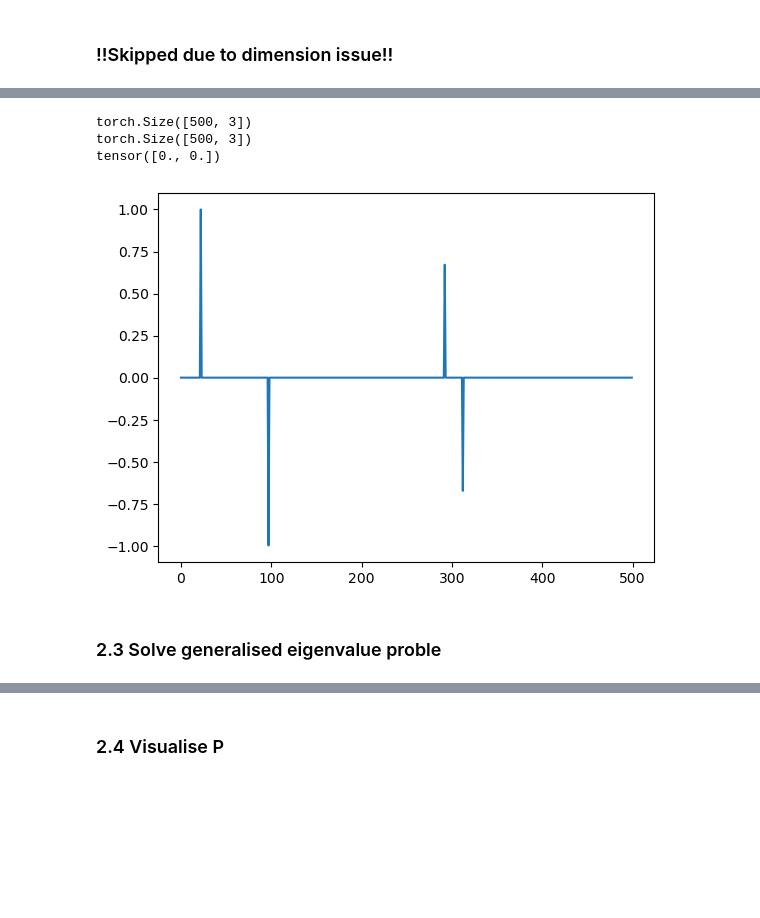
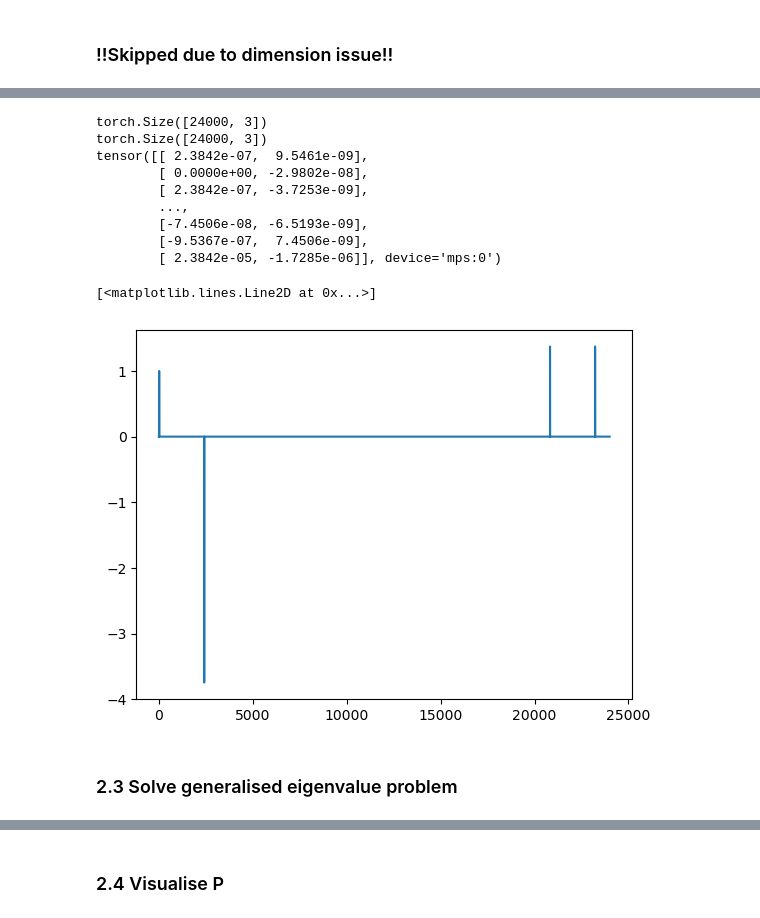
Before and after one commit to derek1909/SignalSpace-WarmUp, a Jupyter notebook: warmup.ipynb, the cells around one changed output, grey strips where cells are left out. Drawn from its saved outputs; the diff is of its cells as text; code cells hidden in the pictures; blank space fills up the shorter version.

Commit message:
- changed Diff so it works on whole dataset - weired problem: topk does not work on mps

```diff
--- a/warmup.ipynb
+++ b/warmup.ipynb
@@ -28,17 +28,17 @@ data = GenerateDataset()
 # %% [markdown]
 ## 2. Sparse coding
 # %%
-data_tensor = torch.tensor(data, dtype=torch.float,device = device)
+data_tensor = torch.tensor(data, dtype=torch.float, device = device)
 
 # Create an instance of SparseCoding model
-model = SparseCoding(data_size=data_tensor.shape[0], activ_dim=data_tensor.shape[1], basisfunc_num=500, sparsity_level=0)
+model = SparseCoding(data_size=data_tensor.shape[0], activ_dim=data_tensor.shape[1], basisfunc_num=750, sparsity_level=0)
 
 
 # Define optimizer for Biasis update
 optimizer = optim.Adam([model.Activ, model.Basis], lr=0.01)
 
 # Number of optimization steps
-num_epochs = 5000
+num_epochs = 3000
 
 # Training loop
 for epoch in range(num_epochs):
@@ -128,7 +128,7 @@ print(np.linalg.norm(Act[0,:]))
 ## Compute K-nearest neighbors for each element in model.Basis
 
 # Compute K-nearest neighbors
-neighbors_indices = model.KNN(3).detach().cpu()
-print("K-nearest neighbors indices:")
+neighbors_indices = model.KNN_Data(k=3, data=data_tensor)
+print("K-nearest neighbors indices of A:")
 print(neighbors_indices)
 # %% [output]
@@ -192,24 +164,24 @@ Goal: keep topology by using interpolation (LLE on dictionary elements)
 # %%
-## Weight matrix
+## interpolation Weight matrix
 
-Basis = model.Basis.detach()
-
-neighbors = Basis[neighbors_indices,:] # (700,k,2)
+neighbors = data_tensor[neighbors_indices,:] # (N,k,2)
 
 print('neighbors shape: ', neighbors.shape)
 
-local_cov = (Basis.unsqueeze(1)-neighbors) @ torch.transpose((Basis.unsqueeze(1)-neighbors), dim0=1, dim1=2) # (700,k,k)=(700,k,2)@(700,2,k)
-local_cov_inv = torch.inverse(local_cov) # (700,k,k)
+local_cov = (data_tensor.unsqueeze(1)-neighbors) @ torch.transpose((data_tensor.unsqueeze(1)-neighbors), dim0=1, dim1=2) # (N,k,k)=(N,k,2)@(N,2,k)
+local_cov_inv = torch.inverse(local_cov) # (N,k,k)
 
-print(local_cov[1]@local_cov_inv[1])
-weight = torch.sum(local_cov_inv,dim=1) / torch.sum(local_cov_inv,dim=[1,2]).unsqueeze(1) #(700,k)
+print(local_cov.shape, ', device =', local_cov.device)
+print(local_cov[1]@local_cov_inv[1] - torch.eye(local_cov.shape[1], device=device))
+
+weight = torch.sum(local_cov_inv,dim=1) / torch.sum(local_cov_inv,dim=[1,2]).unsqueeze(1) #(N,k)
 
 print('weight: ', weight.unsqueeze(-1).shape)
-recon_landmark = torch.transpose(neighbors,dim0=1,dim1=2) @ weight.unsqueeze(-1) # (700,2,k) @ (700,k,1)
-recon_landmark.squeeze_(2)
-print(recon_landmark.shape)
-print('interpolation error: ')
-print(recon_landmark - Basis)
+recon_dataset = torch.transpose(neighbors,dim0=1,dim1=2) @ weight.unsqueeze(-1) # (N,2,k) @ (N,k,1)
+recon_dataset.squeeze_(2)
+print(recon_dataset.shape)
+print('interpolation error =  ')
+print(recon_dataset - data_tensor)
 
 # check sum of weight
 print(torch.sum(weight,dim=1))
@@ -234,22 +205,29 @@ tensor([[ 0.0000e+00,  0.0000e+00],
 # %%
 print(neighbors_indices.shape)
 print(weight.shape)
-Diff = torch.eye(Basis.shape[0],Basis.shape[0], device=device)
+Diff = torch.eye(Act.shape[0], device=device) # (N,N)
 
-# Iterate over each row (each landmark)
+# Iterate over each row (for each data point)
 for i in range(neighbors_indices.size(0)):
     # Select vaelements from Diff based on indices and apply weights
     Diff[i, neighbors_indices[i]] -= weight[i]
 
 
 # Validation
+print(Diff @ data_tensor) # after diff, data should be ~zero
 diff = Diff.cpu()[22]
 plt.plot(diff)
-print(Bas.T @ diff)
 # %% [output]
-torch.Size([500, 3])
-torch.Size([500, 3])
-tensor([0., 0.])
+torch.Size([24000, 3])
+torch.Size([24000, 3])
+tensor([[ 2.3842e-07,  9.5461e-09],
+        [ 0.0000e+00, -2.9802e-08],
+        [ 2.3842e-07, -3.7253e-09],
+        ...,
+        [-7.4506e-08, -6.5193e-09],
+        [-9.5367e-07,  7.4506e-09],
+        [ 2.3842e-05, -1.7285e-06]], device='mps:0')
+[<matplotlib.lines.Line2D at 0x...>]
-[figure, old version]
+[figure, new version]
 # %% [markdown]
-### 2.3 Solve generalised eigenvalue proble
+### 2.3 Solve generalised eigenvalue problem
```
Also changed, not shown: parts of 13 cells of this notebook, 1 other file.
